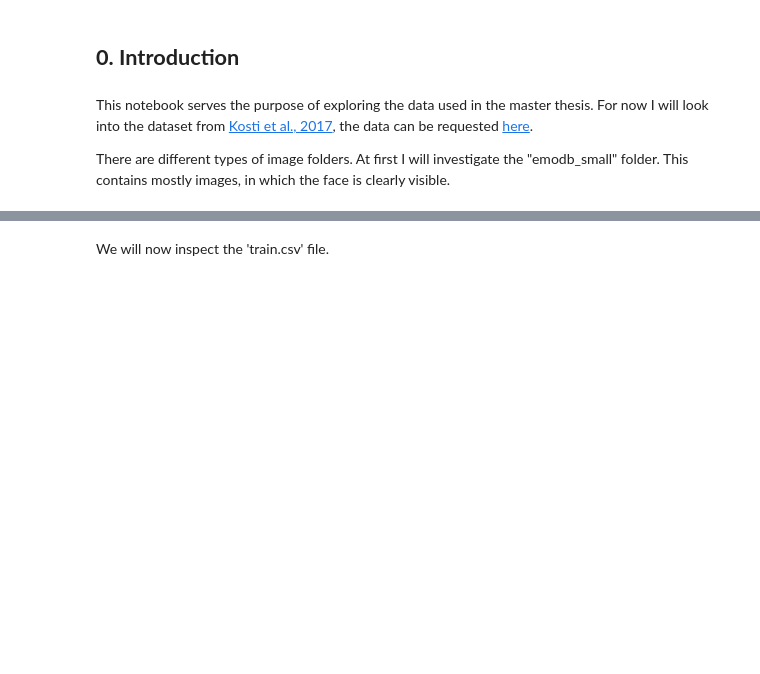
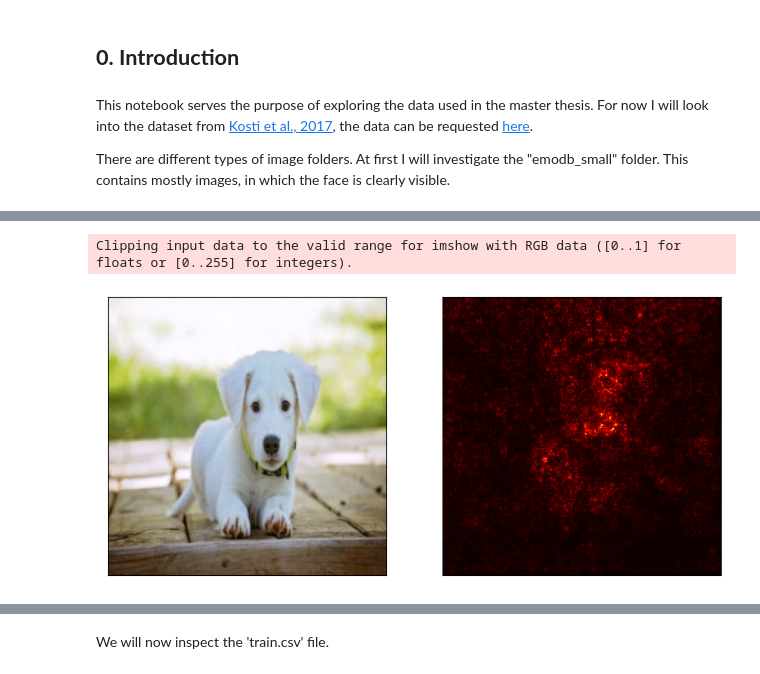
Before and after one commit to JNPauli/Emotional_Machines, a Jupyter notebook: data/Data_Exploration.ipynb, the cells around one changed output, grey strips where cells are left out. Cells and saved outputs as stored; diff of their text form; code cells hidden in the pictures; blank space fills up the shorter version.

Commit message:
created salience map for one image

```diff
--- a/data/Data_Exploration.ipynb
+++ b/data/Data_Exploration.ipynb
@@ -76,0 +137,42 @@ The annotations are stored in a *struct* within a *.mat* file. There exists a py
+# %%
+import numpy as np
+import matplotlib.pyplot as plt
+
+def saliency(img, model):
+    #we don't need gradients w.r.t. weights for a trained model
+    for param in model.parameters():
+        param.requires_grad = False
+
+    #set model in eval mode
+    model.eval()
+    #transoform input PIL image to torch.Tensor and normalize
+    input = transform(img)
+    input.unsqueeze_(0)
+
+    #we want to calculate gradient of higest score w.r.t. input
+    #so set requires_grad to True for input
+    input.requires_grad = True
+    #forward pass to calculate predictions
+    preds = model(input)
+    score, indices = torch.max(preds, 1)
+    #backward pass to get gradients of score predicted class w.r.t. input image
+    score.backward()
+    #get max along channel axis
+    slc, _ = torch.max(torch.abs(input.grad[0]), dim=0)
+    #normalize to [0..1]
+    slc = (slc - slc.min())/(slc.max()-slc.min())
+
+    #apply inverse transform on image
+    with torch.no_grad():
+        input_img = inv_normalize(input[0])
+    #plot image and its saleincy map
+    plt.figure(figsize=(10, 10))
+    plt.subplot(1, 2, 1)
+    plt.imshow(np.transpose(input_img.detach().numpy(), (1, 2, 0)))
+    plt.xticks([])
+    plt.yticks([])
+    plt.subplot(1, 2, 2)
+    plt.imshow(slc.numpy(), cmap=plt.cm.hot)
+    plt.xticks([])
+    plt.yticks([])
+    plt.show()
@@ -76,0 +181,6 @@ The annotations are stored in a *struct* within a *.mat* file. There exists a py
+# %%
+img = Image.open("/mnt/c/Users/janos/OneDrive/Desktop/Master_thesis/puppy.jpg").convert('RGB')
+saliency(img,model)
+# %% [output]
+Clipping input data to the valid range for imshow with RGB data ([0..1] for floats or [0..255] for integers).
+[figure, added]
```
Also changed, not shown: parts of 33 cells of this notebook.
